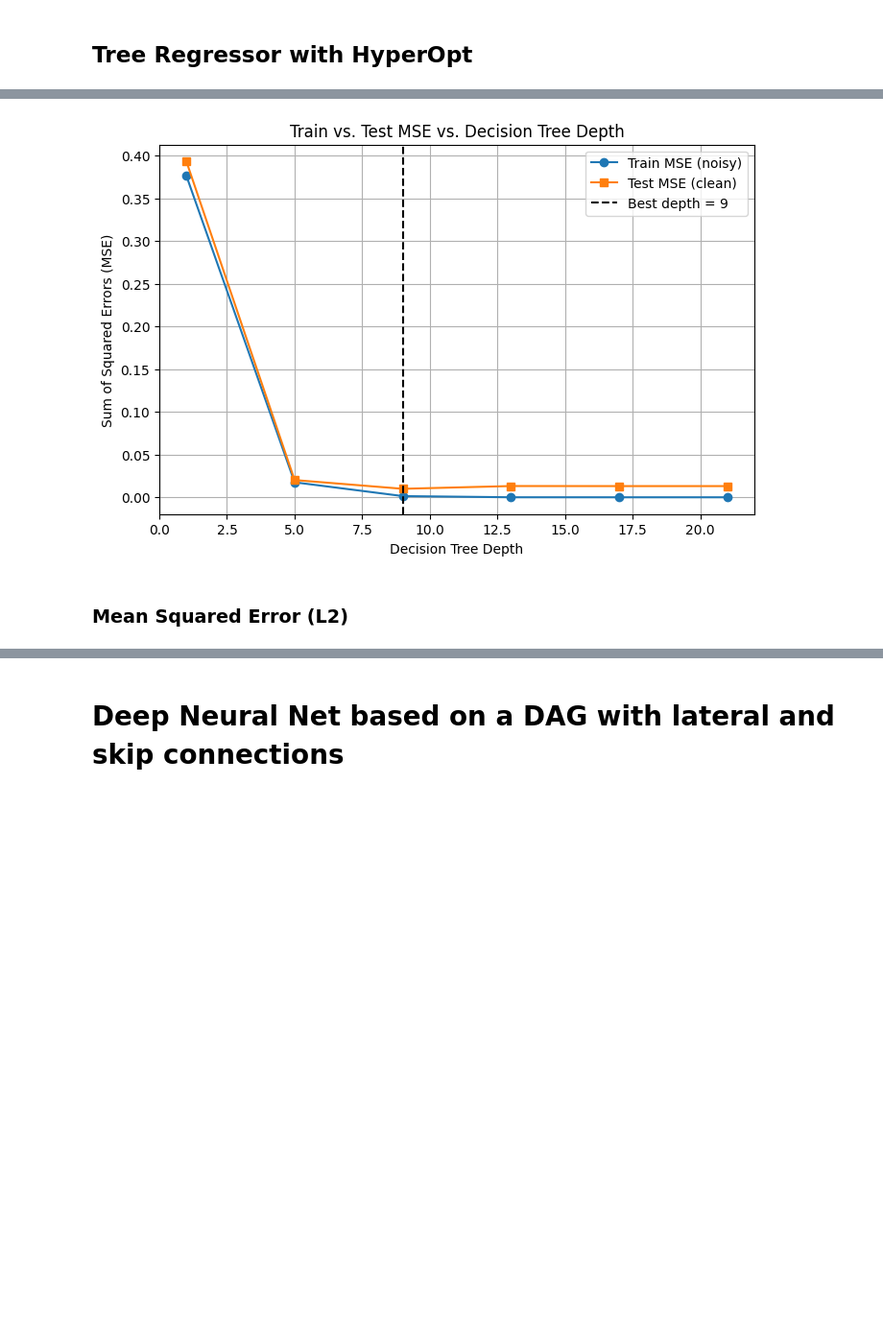
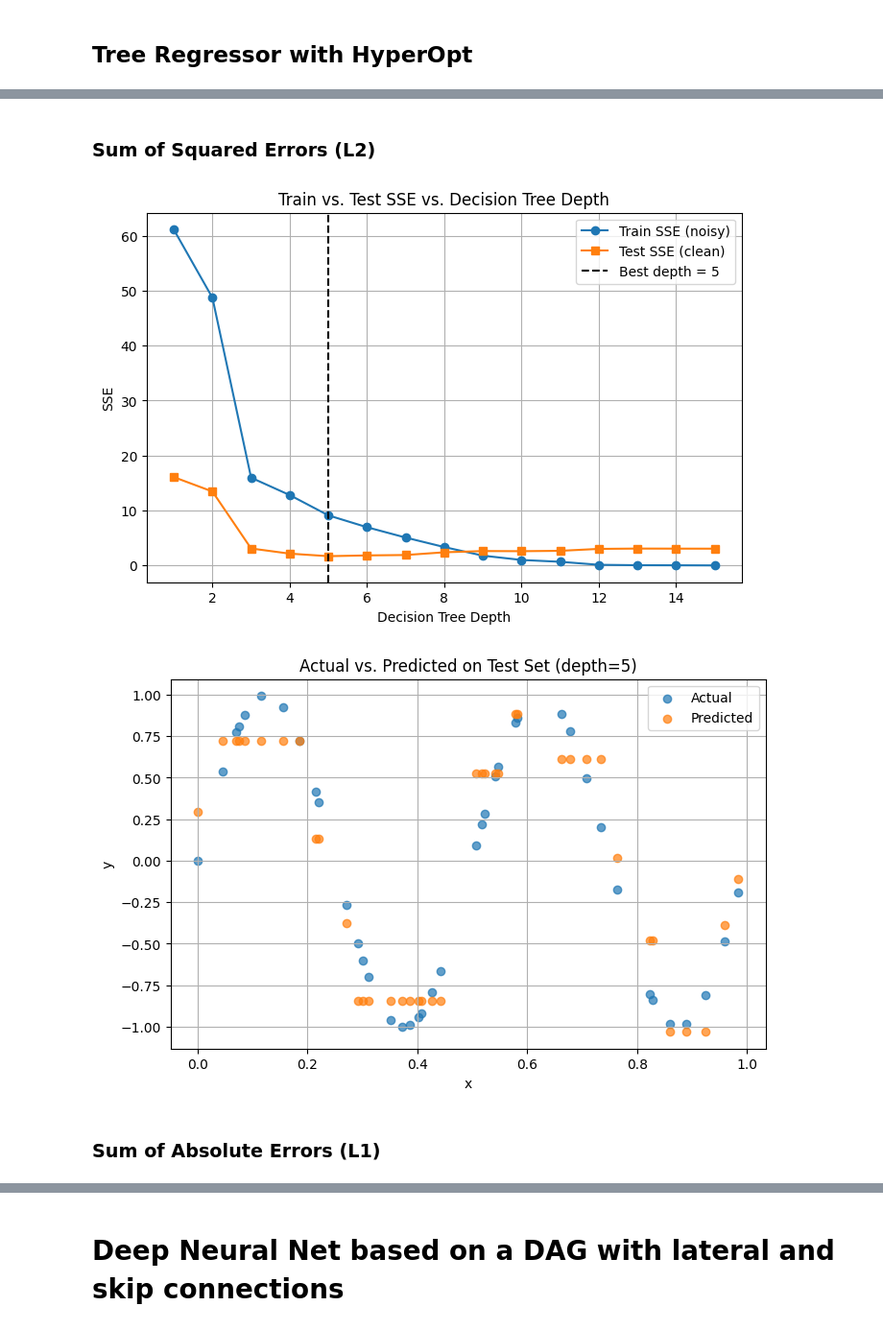
Before and after one commit to sashakolpakov/structure-functions, a Jupyter notebook: Structure_Function.ipynb, the cells around one changed output, grey strips where cells are left out. Shown at 96% size. Saved outputs shown, nothing was run; the diff lists cells and outputs as text; code cells hidden in the pictures; blank space fills up the shorter version.

```diff
--- a/Structure_Function.ipynb
+++ b/Structure_Function.ipynb
@@ -487,33 +489,53 @@ Bootstrap best depth mean = 9.66, 95% CI = [5, 13]
+# %% [markdown]
+### Sum of Squared Errors (L2)
 # %%
 # Grid search over tree depths
-max_depths = range(1, 24, 4)
-train_mse = []
-test_mse = []
+max_depths = range(1, 16, 1)
+train_sse = []
+test_sse  = []
 
 for d in max_depths:
     model = DecisionTreeRegressor(max_depth=d, random_state=0)
     model.fit(x_train, y_train_noisy)
     train_pred = model.predict(x_train)
-    test_pred = model.predict(x_test)
-    train_mse.append(np.mean((y_train_noisy - train_pred) ** 2))
-    test_mse.append(np.mean((y_test_clean - test_pred) ** 2))
+    test_pred  = model.predict(x_test)
+    train_sse.append(np.sum((y_train_noisy - train_pred)**2))
+    test_sse.append(np.sum((y_test_clean - test_pred)**2))
 
 # Identify best depth where test MSE is minimal
-best_depth = max_depths[int(np.argmin(test_mse))]
+best_depth = max_depths[int(np.argmin(test_sse))]
 
 # Plot train/test MSE vs depth
 plt.figure(figsize=(8, 5))
-plt.plot(max_depths, train_mse, marker='o', label='Train MSE (noisy)')
-plt.plot(max_depths, test_mse, marker='s', label='Test MSE (clean)')
+plt.plot(max_depths, train_sse, marker='o', label='Train SSE (noisy)')
+plt.plot(max_depths, test_sse,  marker='s', label='Test SSE (clean)')
 plt.axvline(best_depth, color='k', linestyle='--', label=f'Best depth = {best_depth}')
 plt.xlabel('Decision Tree Depth')
-plt.ylabel('Sum of Squared Errors (MSE)')
-plt.title('Train vs. Test MSE vs. Decision Tree Depth')
+plt.ylabel('SSE')
+plt.title('Train vs. Test SSE vs. Decision Tree Depth')
 plt.legend()
 plt.grid(True)
 plt.show()
+
+# ----------------------------------------------------------------
+# New: Plot actual test data vs. predictions at best_depth
+best_model    = DecisionTreeRegressor(max_depth=best_depth, random_state=0)
+best_model.fit(x_train, y_train_noisy)
+test_pred_best = best_model.predict(x_test)
+
+plt.figure(figsize=(8, 5))
+# scatter actual vs predicted
+plt.scatter(x_test, y_test_clean,    label='Actual',    alpha=0.7)
+plt.scatter(x_test, test_pred_best,   label='Predicted', alpha=0.7)
+plt.xlabel('x')
+plt.ylabel('y')
+plt.title(f'Actual vs. Predicted on Test Set (depth={best_depth})')
+plt.legend()
+plt.grid(True)
+plt.show()
 # %% [output]
-[figure, old version]
+[figure, new version]
+[figure, added]
-# %% [markdown]
-### Mean Squared Error (L2)
+# %% [markdown]
+### Sum of Absolute Errors (L1)
 # %%
```
Also changed, not shown: parts of 13 cells of this notebook.
